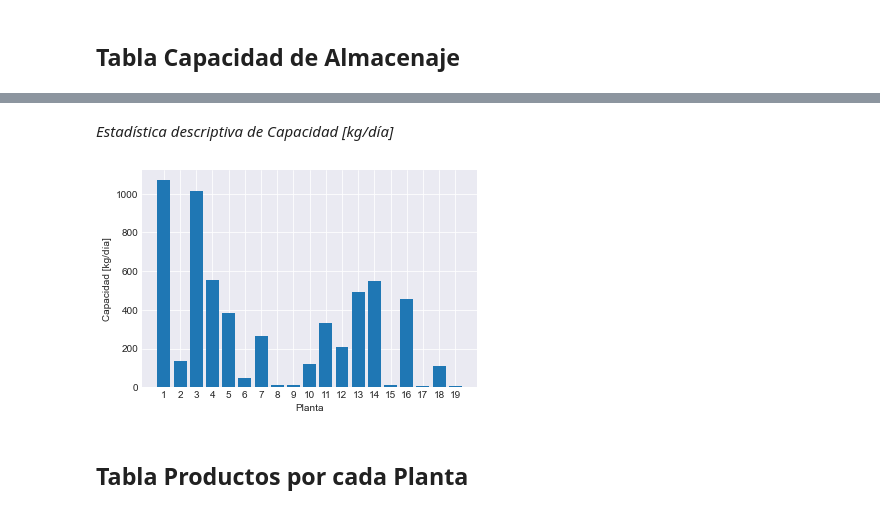
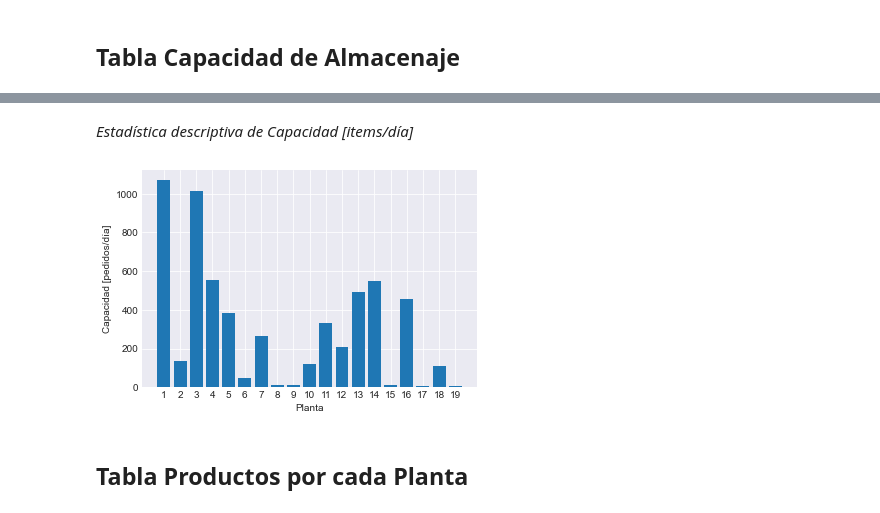
Before and after one commit to hernanrodri/Supply-Chain-Analytics, a Jupyter notebook: Supply Chain Analysis.ipynb, the cells around one changed output, grey strips where cells are left out. Saved outputs shown, nothing was run; the diff lists cells and outputs as text; code cells hidden in the pictures.

```diff
--- a/Supply Chain Analysis.ipynb
+++ b/Supply Chain Analysis.ipynb
@@ -304,7 +285,7 @@ plt.ylabel("Costo específico [USD/item]");
 # %%
 capacidad_almacenaje = pd.read_excel("Logisitcs problem.xlsx", sheet_name = "WhCapacities")
 
-capacidad_almacenaje.columns = ["Planta", "Capacidad [kg/día]"]
+capacidad_almacenaje.columns = ["Planta", "Capacidad [pedidos/día]"]
 # %%
 capacidad_almacenaje.info()
 # %% [output]
@@ -320,15 +301,15 @@ memory usage: 432.0+ bytes
 # %%
 capacidad_almacenaje["Planta"] = capacidad_almacenaje["Planta"].replace(to_replace = "[^\d.]", value = "", regex = True).astype(int)
 # %% [markdown]
-*Estadística descriptiva de Capacidad [kg/día]*
+*Estadística descriptiva de Capacidad [items/día]*
 # %%
 plt.figure(1)
-plt.bar(x = capacidad_almacenaje["Planta"], height = capacidad_almacenaje["Capacidad [kg/día]"])
+plt.bar(x = capacidad_almacenaje["Planta"], height = capacidad_almacenaje["Capacidad [pedidos/día]"])
 plt.xlabel("Planta")
 plt.xticks(capacidad_almacenaje["Planta"])
-plt.ylabel("Capacidad [kg/día]");
+plt.ylabel("Capacidad [pedidos/día]");
 # %% [output]
-[figure, old version]
+[figure, new version]
 # %% [markdown]
 ## Tabla Productos por cada Planta
 # %%
```
Also changed, not shown: parts of 15 cells of this notebook.
